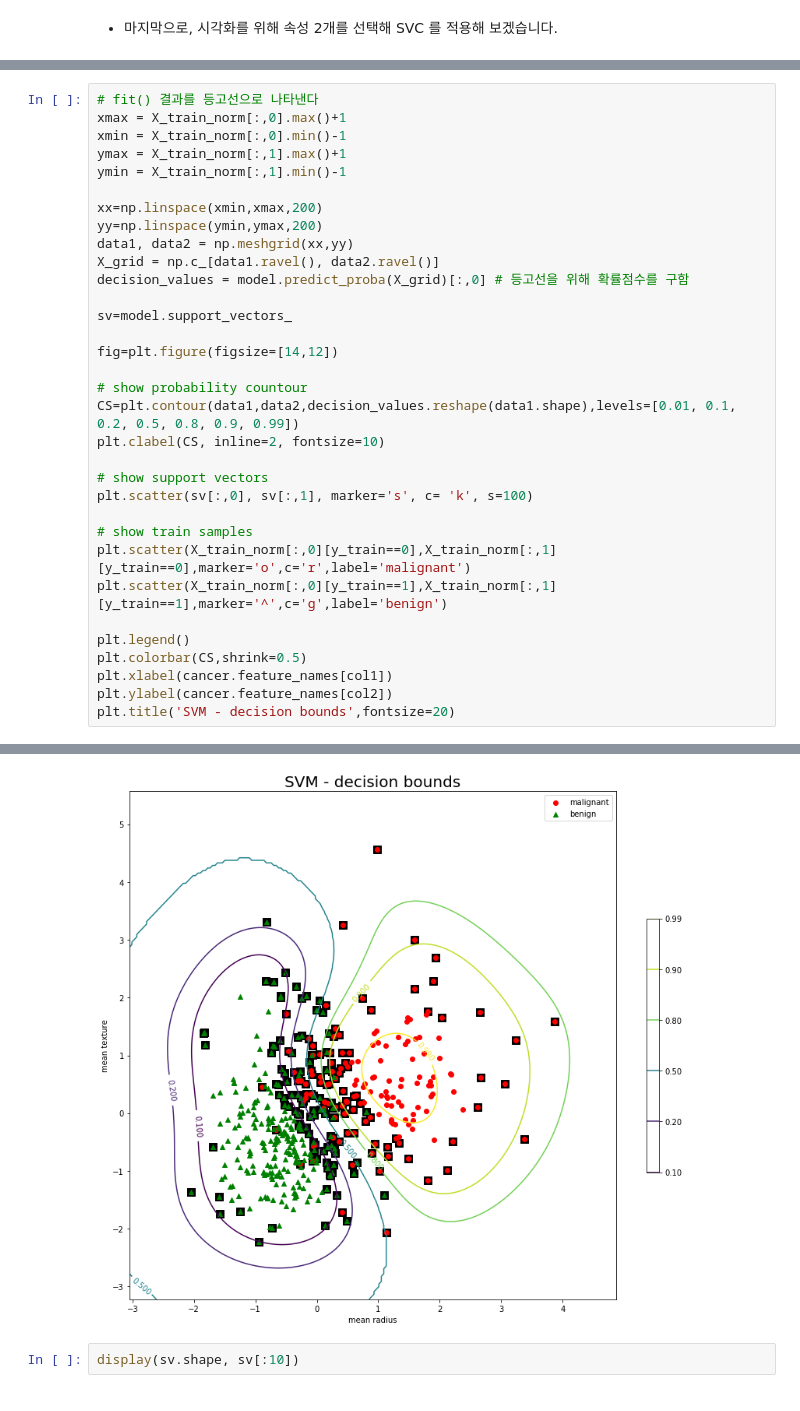
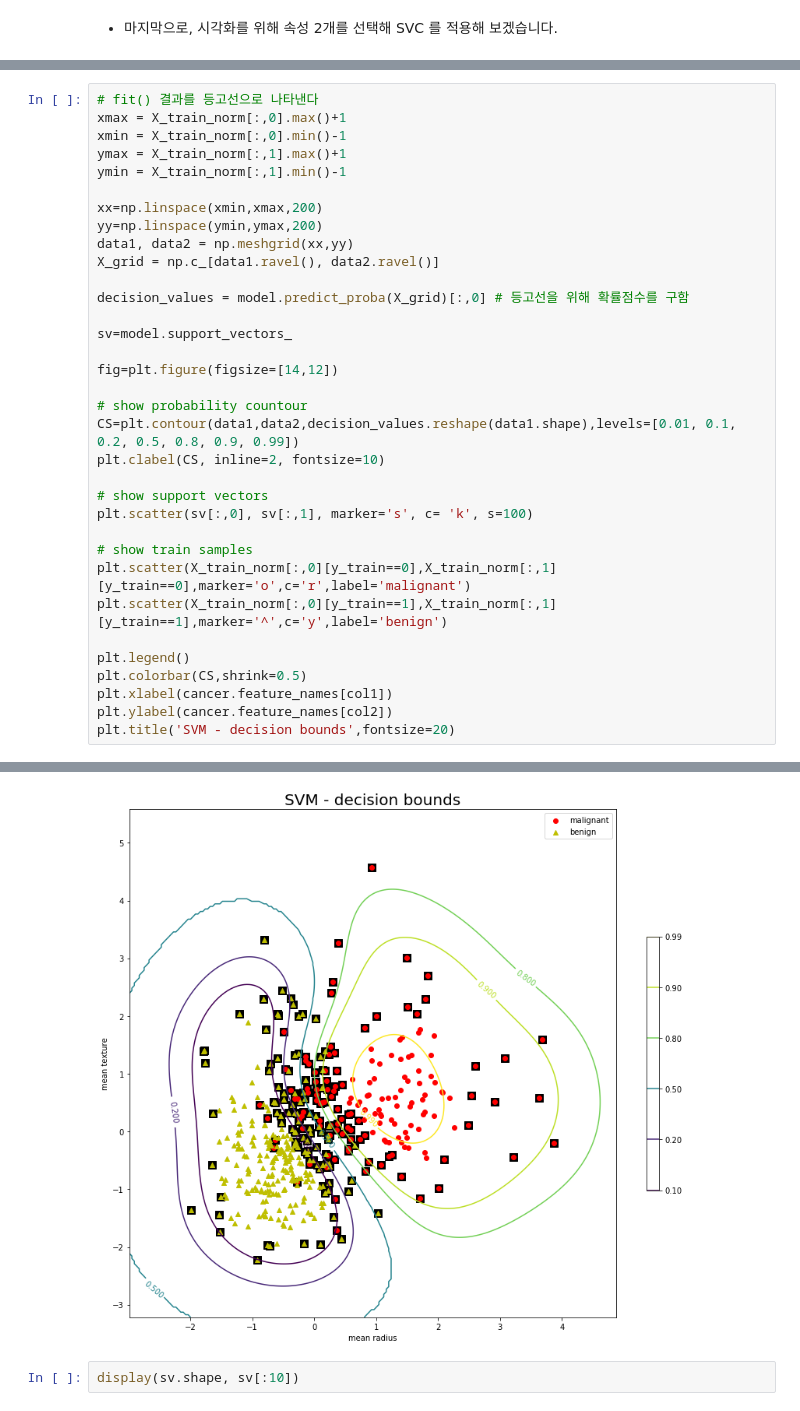
Before and after one commit to gubosd/lecture13, a Jupyter notebook: 머신러닝/02_지도학습_06_SVM2.ipynb, the cells around one changed output, grey strips where cells are left out. Drawn from its saved outputs; the diff is of its cells as text.

```diff
--- a/머신러닝/02_지도학습_06_SVM2.ipynb
+++ b/머신러닝/02_지도학습_06_SVM2.ipynb
@@ -420,35 +383,36 @@ xmin = X_train_norm[:,0].min()-1
 ymax = X_train_norm[:,1].max()+1
 ymin = X_train_norm[:,1].min()-1
 
 xx=np.linspace(xmin,xmax,200)
 yy=np.linspace(ymin,ymax,200)
 data1, data2 = np.meshgrid(xx,yy)
 X_grid = np.c_[data1.ravel(), data2.ravel()]
+
 decision_values = model.predict_proba(X_grid)[:,0] # 등고선을 위해 확률점수를 구함
 
 sv=model.support_vectors_
 
 fig=plt.figure(figsize=[14,12])
 
 # show probability countour
 CS=plt.contour(data1,data2,decision_values.reshape(data1.shape),levels=[0.01, 0.1, 0.2, 0.5, 0.8, 0.9, 0.99])
 plt.clabel(CS, inline=2, fontsize=10)
 
 # show support vectors
 plt.scatter(sv[:,0], sv[:,1], marker='s', c= 'k', s=100)
 
 # show train samples
 plt.scatter(X_train_norm[:,0][y_train==0],X_train_norm[:,1][y_train==0],marker='o',c='r',label='malignant')
-plt.scatter(X_train_norm[:,0][y_train==1],X_train_norm[:,1][y_train==1],marker='^',c='g',label='benign')
+plt.scatter(X_train_norm[:,0][y_train==1],X_train_norm[:,1][y_train==1],marker='^',c='y',label='benign')
 
 plt.legend()
 plt.colorbar(CS,shrink=0.5)
 plt.xlabel(cancer.feature_names[col1])
 plt.ylabel(cancer.feature_names[col2])
 plt.title('SVM - decision bounds',fontsize=20)
 # %% [output]
 Text(0.5,1,'SVM - decision bounds')
-[figure, old version]
+[figure, new version]
 # %%
 display(sv.shape, sv[:10])
 # %% [output]
```
Also changed, not shown: parts of 13 cells of this notebook, 2 other files.
